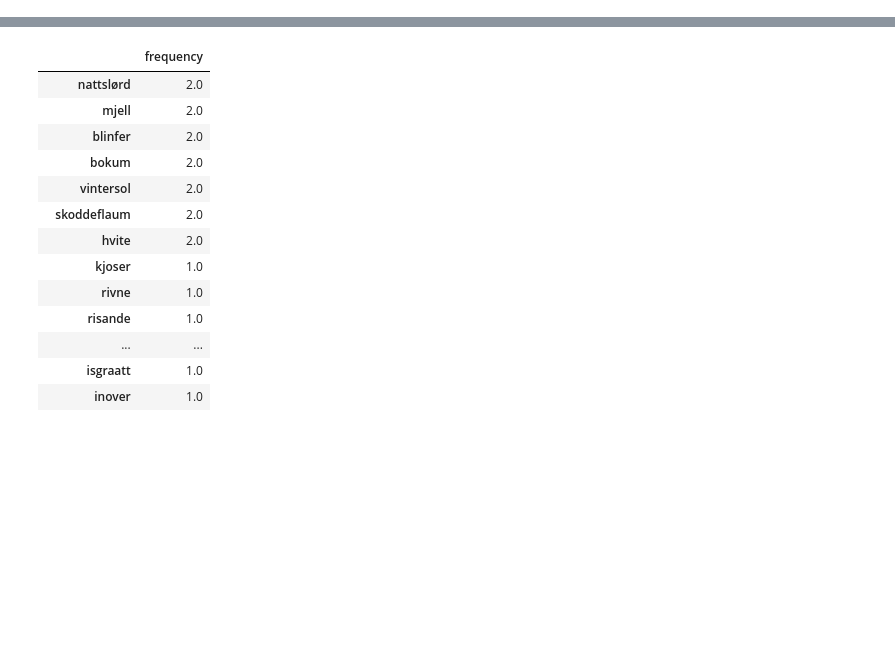
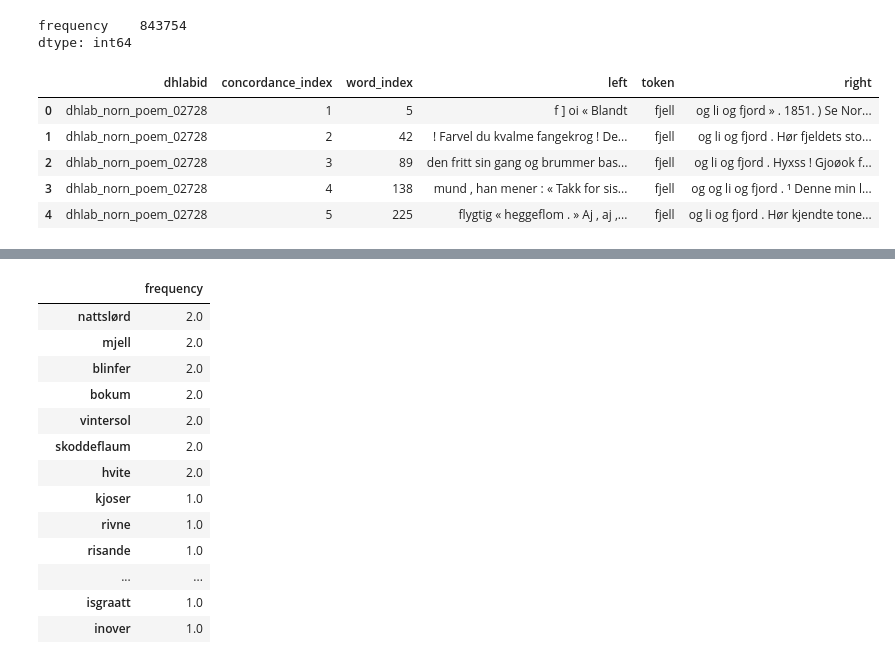
Before and after one commit to NationalLibraryOfNorway/NORN-poems, a Jupyter notebook: examples_corpus_tools.ipynb, the cells around one changed output, grey strips where cells are left out. Saved outputs shown, nothing was run; the diff lists cells and outputs as text; code cells hidden in the pictures; blank space fills up the shorter version.

```diff
--- a/examples_corpus_tools.ipynb
+++ b/examples_corpus_tools.ipynb
@@ -54,0 +43,16 @@ tot
+# %%
+# Totalt antall ord
+tot.sum()
+# %% [output]
+frequency    843754
+dtype: int64
+# %%
+# Konkordanse for ordet "fjell"
+concordance("fjell", poems, window=25).head()
+# %% [output]
+|  | dhlabid | concordance_index | word_index | left | token | right |
+| 0 | dhlab_norn_poem_02728 | 1 | 5 | f ] oi « Blandt | fjell | og li og fjord » . 1851. ) Se Nor... |
+| 1 | dhlab_norn_poem_02728 | 2 | 42 | ! Farvel du kvalme fangekrog ! De... | fjell | og li og fjord . Hør fjeldets sto... |
+| 2 | dhlab_norn_poem_02728 | 3 | 89 | den fritt sin gang og brummer bas... | fjell | og li og fjord . Hyxss ! Gjoøok f... |
+| 3 | dhlab_norn_poem_02728 | 4 | 138 | mund , han mener : « Takk for sis... | fjell | og og li og fjord . ¹ Denne min l... |
+| 4 | dhlab_norn_poem_02728 | 5 | 225 | flygtig « heggeflom . » Aj , aj ,... | fjell | og li og fjord . Hør kjendte tone... |
```
Also changed, not shown: parts of 28 cells of this notebook, 1 other file.
